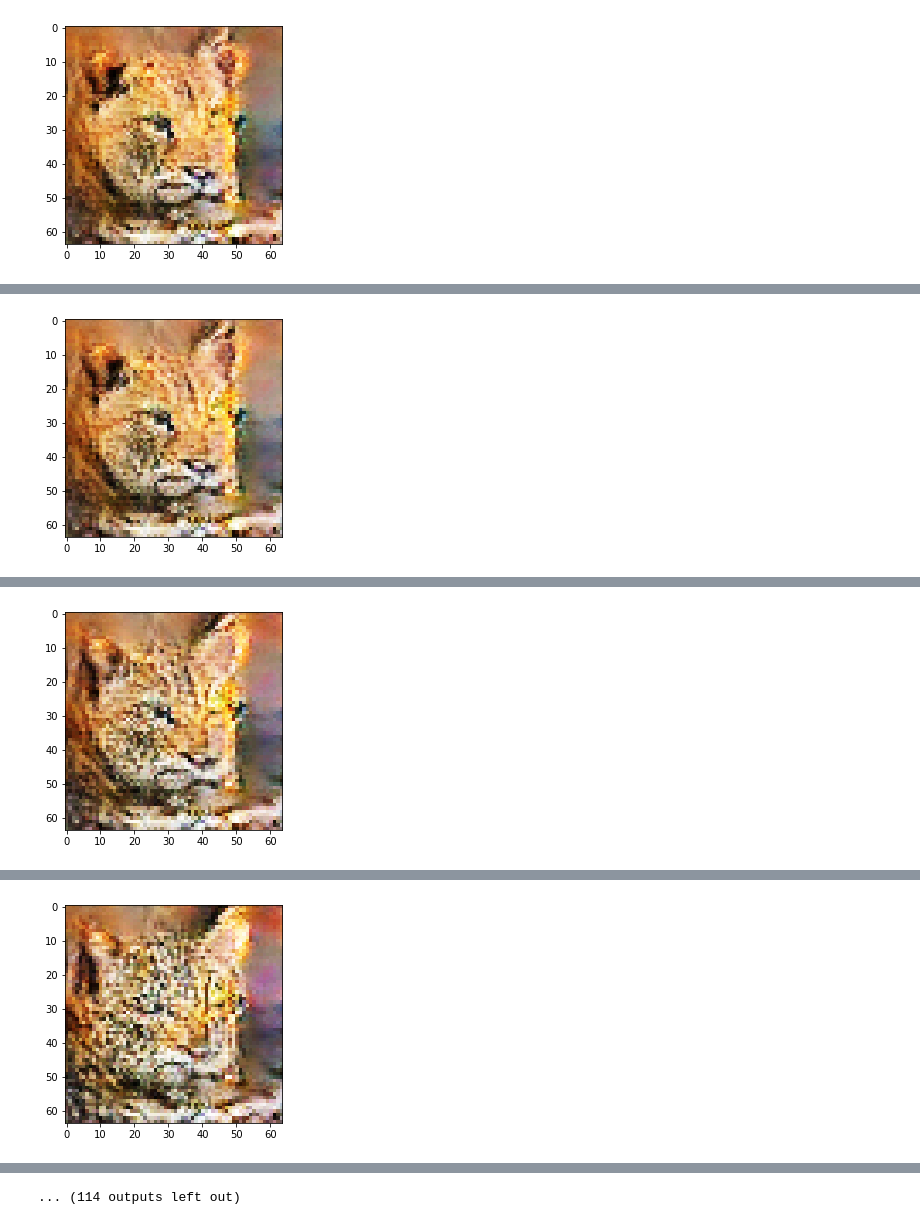
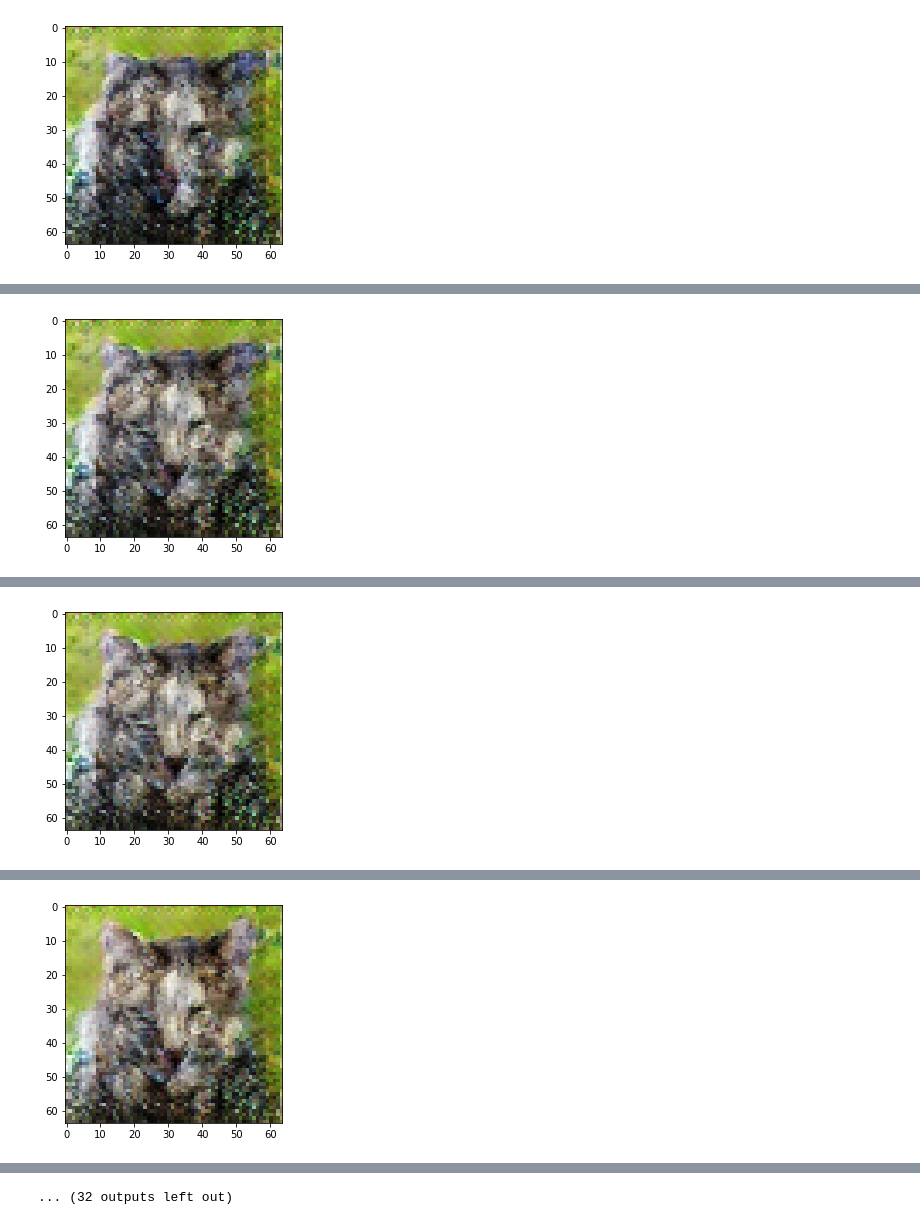
Before and after one commit to DanielNagy97/diplomamunka, a Jupyter notebook: docs/notebooks/GeneratingAnimalFaces.ipynb, the cells around one changed output, grey strips where cells are left out. Drawn from its saved outputs; the diff is of its cells as text; code cells hidden in the pictures.

Commit message:
plotting out found class values

```diff
--- a/docs/notebooks/GeneratingAnimalFaces.ipynb
+++ b/docs/notebooks/GeneratingAnimalFaces.ipynb
@@ -10,5 +10,5 @@ import matplotlib.pyplot as plt
 # %%
-generator = keras.models.load_model('datas/weights/generator.h5')
+generator = keras.models.load_model('datas/weights/animaldc/generator.h5')
 latent_dim = generator.input.shape[1]
 print(f"Generator model loaded with latent dim: {latent_dim}")
 # %% [output]
@@ -31,13 +31,16 @@ cross_entropy = keras.losses.CategoricalCrossentropy(from_logits=False)
 def gradient_descent_momentum(goal_label, starting_noise, step_size, momentum, steps, verbose=False):
     noise = tf.Variable(starting_noise, name='noise')
 
+    result_noises = []
+    losses = []
+    preds = []
+
     change = 0
-    losses = []
     for i in range(steps):
         with tf.GradientTape() as g_tape:
             g_tape.watch(noise)
 
-            generated_image = generator(noise, training=False)[0]
+            generated_image = generator(noise, training=False)
 
             predictions = inception_model(generated_image)
 
@@ -53,28 +56,40 @@ def gradient_descent_momentum(goal_label, starting_noise, step_size, momentum, s
             plt.imshow((generated_image[0].numpy()*127.5+127.5).astype("uint8"), interpolation="none")
             plt.show()
 
+        result_noises.append(noise)
+        preds.append(predictions[0])
         losses.append(loss)
-    return noise, losses
+    return result_noises, losses, preds
+# %%
+def make_onehot_from_dict(input_data):
+    return [input_data['cat'], input_data['dog'], input_data['wild']]
 # %%
 # TODO: a keresést egyszerre több elemre végezni, hogy ne egymás után kelljen
 
-# cat = [1, 0, 0]
-# dog = [0, 1, 0]
-# wild = [0, 0, 1]
+# Strukturált adat
+input_data = {
+    "cat": 1.0,
+    "dog": 0.0,
+    "wild": 0.0
+}
 
-# Macska visszakeresése
-goal_prediction = [1, 0, 0]
+# Visszakeresés a valószínűségi értékek alapján
+goal_prediction = make_onehot_from_dict(input_data)
 
-all_losses = []
-for i in range(3):
-    starting_noise = tf.random.uniform([1, latent_dim], minval=-2, maxval=2)
+#starting_noise = tf.random.uniform([1, latent_dim], minval=-1.5, maxval=1.5)
+starting_noise = tf.random.normal([1, latent_dim])
+#starting_noise = tf.random.truncated_normal([1, latent_dim])
+#starting_noise = result_noises[-1]
+step_size = 0.05
+momentum = 0.9
 
-    gradient_momentum_noise, gdm_losses =\
-        gradient_descent_momentum(goal_prediction, starting_noise, 0.1, 0.5, 20, verbose=True)
+n_steps = 21
 
-    all_losses.append(gdm_losses)
-    print(gdm_losses[-1])
-    generated_image = generator(gradient_momentum_noise, training=False)[0]
-    plt.imshow((generated_image[0].numpy()*127.5+127.5).astype("uint8"), interpolation="none")
-    plt.show()
+result_noises, losses, preds =\
+    gradient_descent_momentum(goal_prediction, starting_noise, step_size, momentum, n_steps, verbose=True)
+
+print(losses[-1])
+generated_image = generator(result_noises[-1], training=False)
+plt.imshow((generated_image[0].numpy()*127.5+127.5).astype("uint8"), interpolation="none")
+plt.show()
 # %% [output]
@@ -83 +98 @@ Step: 0, Loss: 6.041530132293701
-[figure, old version]
+[figure, new version]
@@ -86 +101 @@ Step: 1, Loss: 1.4782274961471558
-[figure, old version]
+[figure, new version]
@@ -89 +104 @@ Step: 2, Loss: 3.6461760997772217
-[figure, old version]
+[figure, new version]
@@ -92 +107 @@ Step: 3, Loss: 0.13454729318618774
-[figure, old version]
+[figure, new version]
@@ -99 +114 @@ Step: 5, Loss: 1.0931476354599
-... (114 outputs left out)
+... (32 outputs left out)
```
Also changed, not shown: parts of 9 cells of this notebook.
